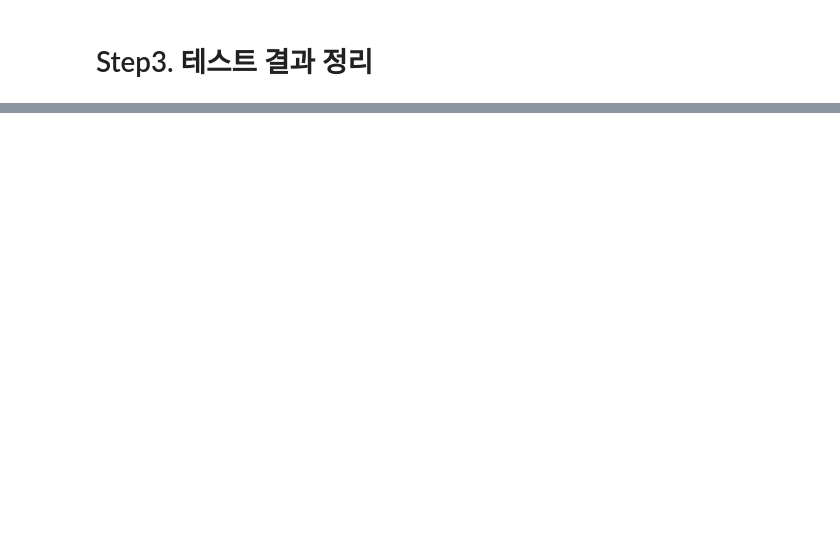
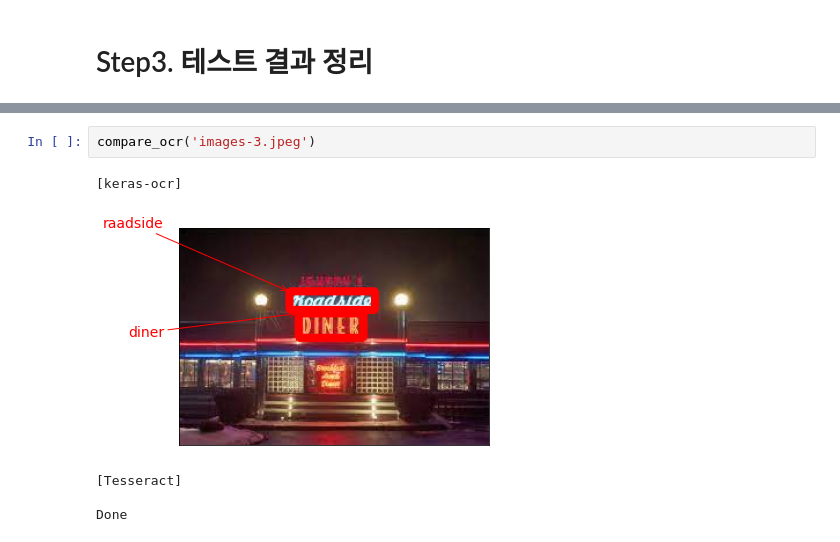
Before and after one commit to uni1023/EX18.ocr_python, a Jupyter notebook: [NEW]EX18.ocr_python.ipynb, the cells around one changed output, grey strips where cells are left out. Saved outputs shown, nothing was run; the diff lists cells and outputs as text; blank space fills up the shorter version.

```diff
--- a/[NEW]EX18.ocr_python.ipynb
+++ b/[NEW]EX18.ocr_python.ipynb
@@ -262,0 +210,8 @@ show_google(11)
+# %%
+compare_ocr('images-3.jpeg')
+# %% [output]
+[keras-ocr]
+[figure, added]
+[Tesseract]
+
+Done
```
Also changed, not shown: parts of 54 cells of this notebook.
